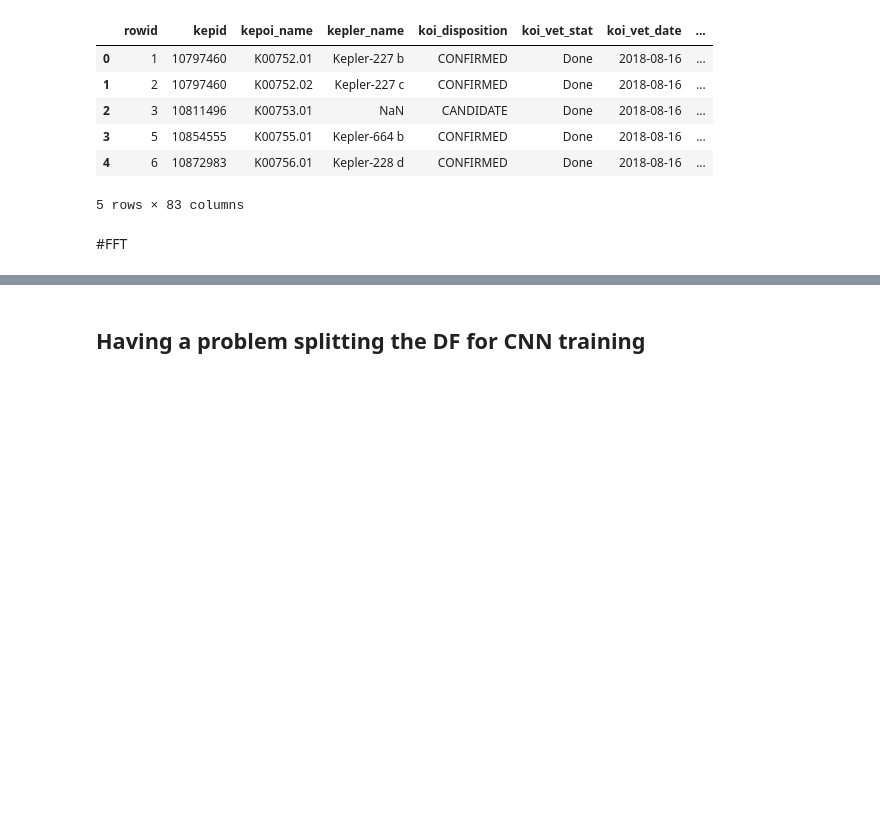
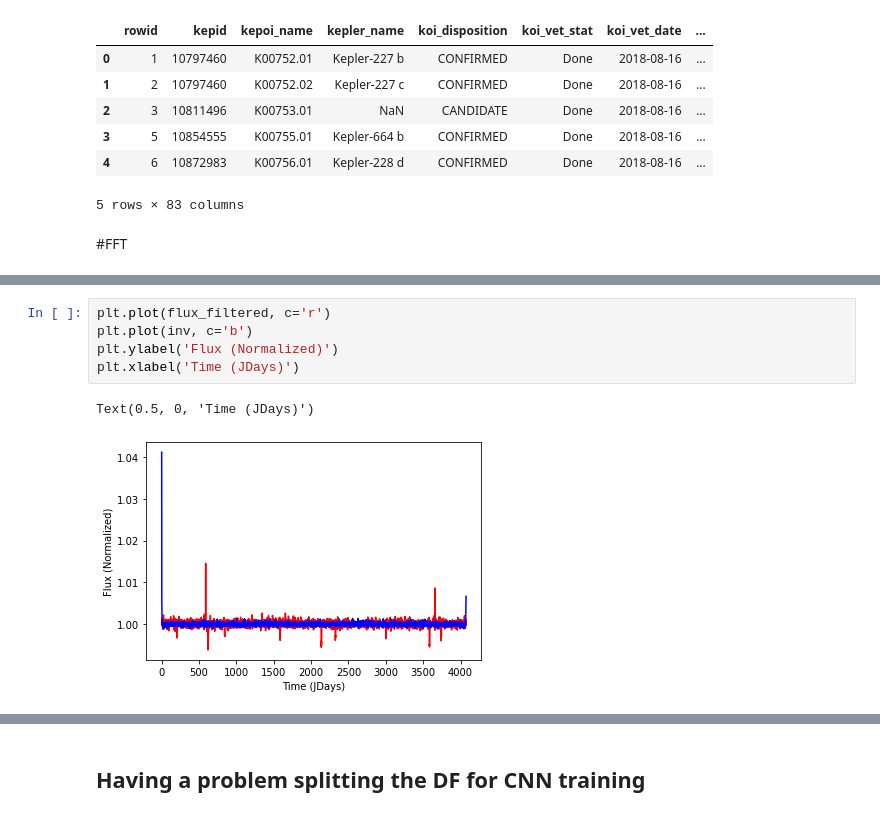
Before and after one commit to nicholasproietti/LGM, a Jupyter notebook: LC_FFT_CNN.ipynb, the cells around one changed output, grey strips where cells are left out. Cells and saved outputs as stored; diff of their text form; blank space fills up the shorter version.

```diff
--- a/LC_FFT_CNN.ipynb
+++ b/LC_FFT_CNN.ipynb
@@ -102,0 +142,8 @@ for index, row in KOI_first_100.iterrows():
+# %%
+plt.plot(flux_filtered, c='r')
+plt.plot(inv, c='b')
+plt.ylabel('Flux (Normalized)')
+plt.xlabel('Time (JDays)')
+# %% [output]
+Text(0.5, 0, 'Time (JDays)')
+[figure, added]
```
Also changed, not shown: parts of 15 cells of this notebook.
